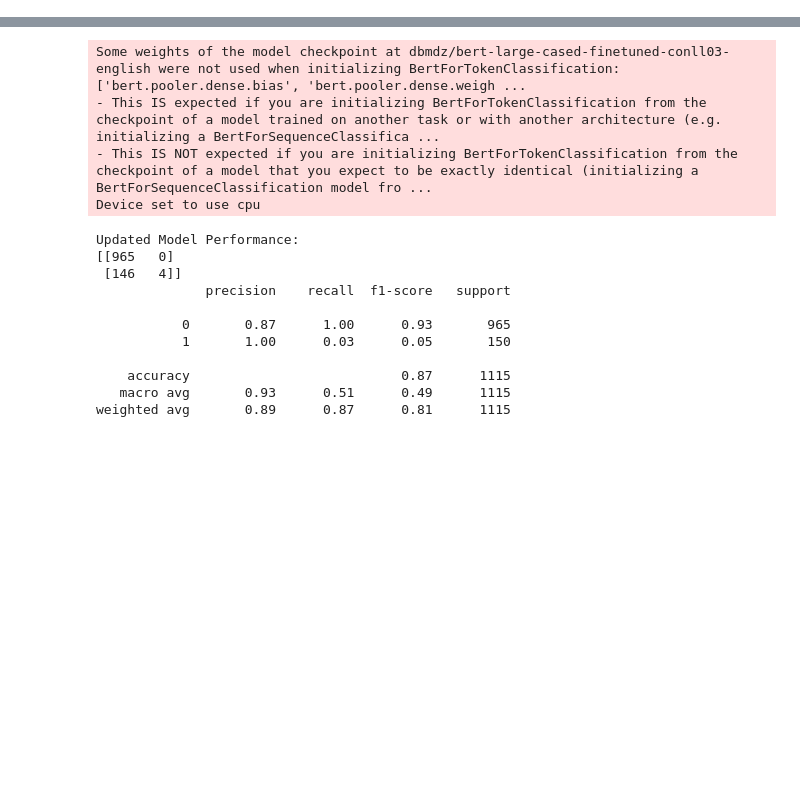
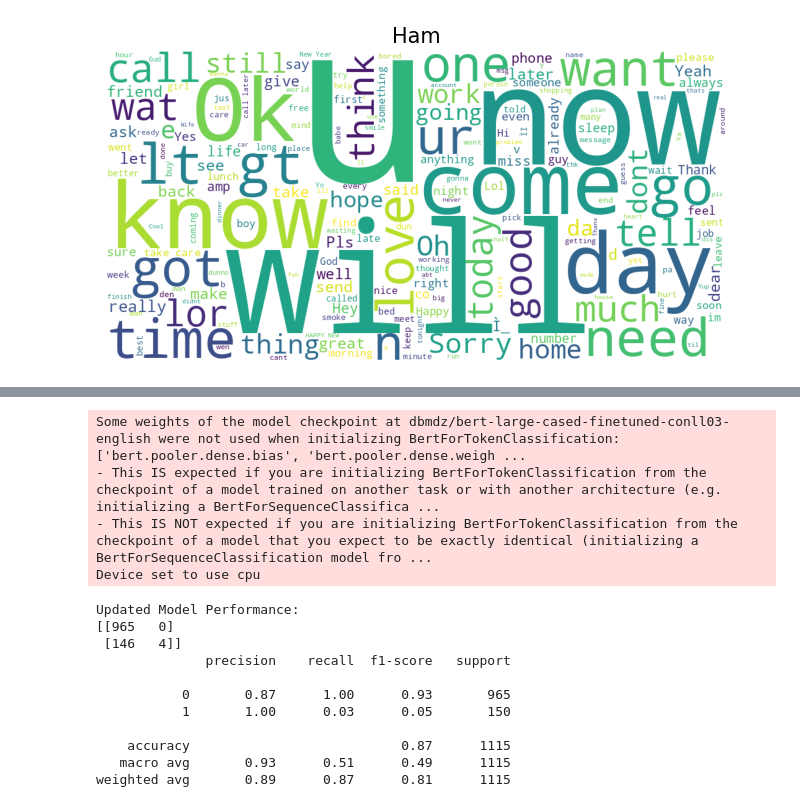
Before and after one commit to svfarande/ham-spam, a Jupyter notebook: code_solution_ShubhamFarande_svfarande@gmail.com.ipynb, the cells around one changed output, grey strips where cells are left out. Saved outputs shown, nothing was run; the diff lists cells and outputs as text; code cells hidden in the pictures; blank space fills up the shorter version.

```diff
--- a/code_solution_ShubhamFarande_svfarande@gmail.com.ipynb
+++ b/code_solution_ShubhamFarande_svfarande@gmail.com.ipynb
@@ -14,0 +161,4 @@ X_train.shape, X_test.shape, y_train.shape, y_test.shape
+# %%
+show_wordcloud(df[df['label']==0],'Ham')
+# %% [output]
+[figure, added]
```
Also changed, not shown: parts of 41 cells of this notebook, 1 other file.
